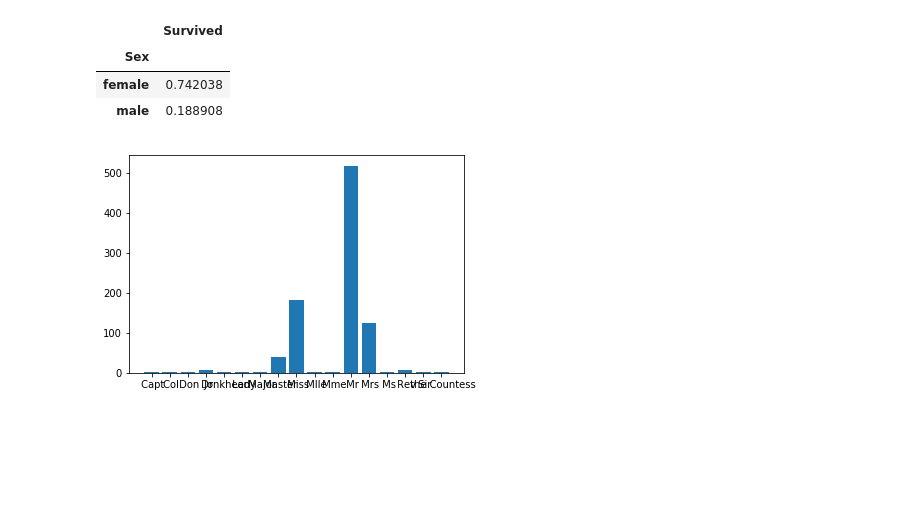
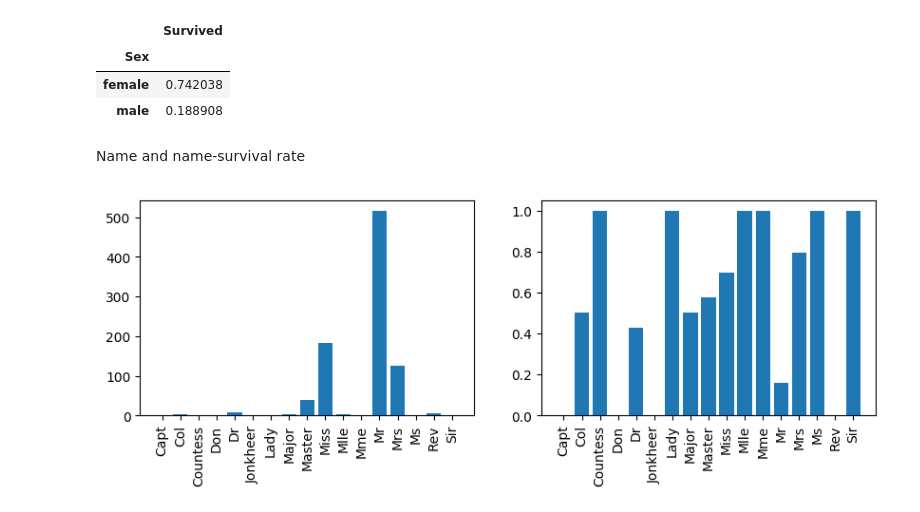
Before and after one commit to KaggleBois/Titanic, a Jupyter notebook: Titanic_Task.ipynb, the cells around one changed output. Saved outputs shown, nothing was run; the diff lists cells and outputs as text; code cells hidden in the pictures; blank space fills up the shorter version.

```diff
--- a/Titanic_Task.ipynb
+++ b/Titanic_Task.ipynb
@@ -62,10 +62,22 @@ train_df[['Sex', 'Survived']].groupby(['Sex']).mean().sort_values(by='Survived',
 | Sex |  |
 | female | 0.742038 |
 | male | 0.188908 |
-# %%
-Names  = train_df[['Name']]
-Titles = np.array([name[0].split(",")[1].split(".")[0] for name in Names.values])
-Titles = np.unique(Titles,return_counts=True)
-plt.bar(Titles[0],Titles[1]);
-# %% [output]
-[figure, removed]
+# %% [markdown]
+Name and name-survival rate
+# %%
+Titles = train_df.Name.str.extract(' ([A-Za-z]+)\.', expand=False)
+Titles = np.unique(Titles,return_counts=True)
+
+fig = plt.figure(figsize=(10,3),dpi = 100)
+ax1 = fig.add_subplot(121)
+ax1.bar(Titles[0],Titles[1])
+ax1.tick_params(axis="x",rotation=90);
+
+train_df['Title'] = train_df.Name.str.extract(' ([A-Za-z]+)\.', expand=False)
+TitleSurvival = train_df[['Title', 'Survived']].groupby(['Title']).mean()
+
+ax2 = fig.add_subplot(122)
+ax2.bar(TitleSurvival.index.values.T,TitleSurvival.values.T[0])
+ax2.tick_params(axis="x",rotation=90);
+# %% [output]
+[figure, added]
```
